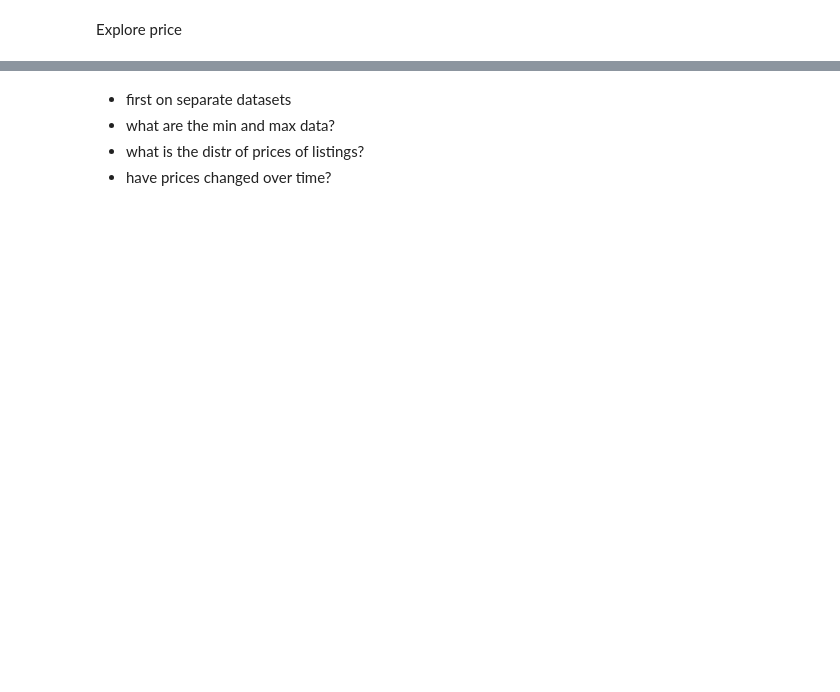
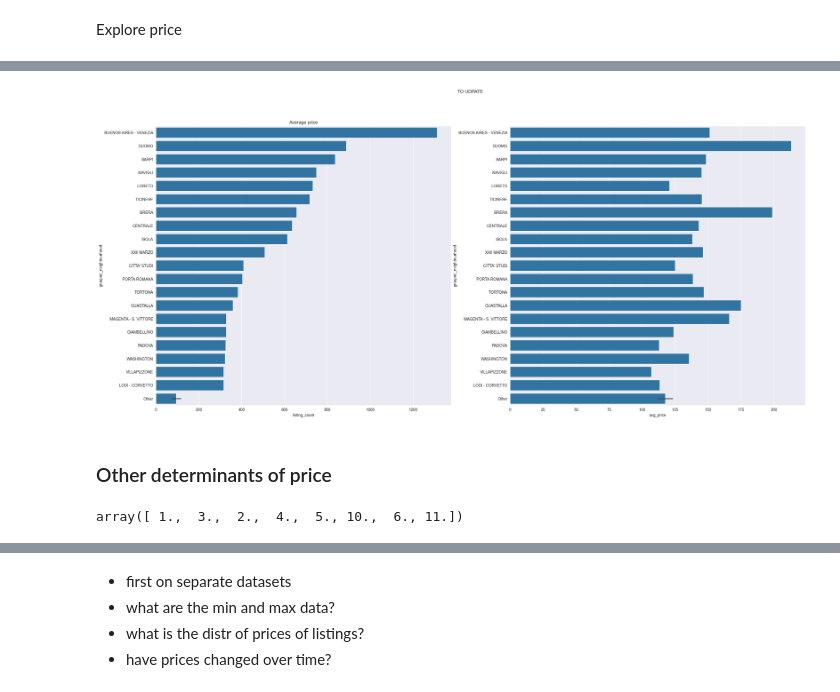
Before and after one commit to MargheSerena/MI-AirBnB-EDA-CodeOp-Module-3-test-, a Jupyter notebook: EDA 1.ipynb, the cells around one changed output, grey strips where cells are left out. Cells and saved outputs as stored; diff of their text form; code cells hidden in the pictures; blank space fills up the shorter version.

```diff
--- a/EDA 1.ipynb
+++ b/EDA 1.ipynb
@@ -593,0 +704,4 @@ Explore price
+# %%
+neighborhood_avg_price = listings.groupby('neighbourhood_cleansed')['price'].mean().reset_index()
+neighborhood_avg_price.columns = ['neighbourhood', 'avg_price']
+neighborhood_avg_price
@@ -593,0 +767,9 @@ Explore price
+# %%
+neighborhood_avg_price = pd.merge(
+    neighborhood_avg_price,
+    neighborhood_counts,
+    on = 'neighbourhood',
+    how = 'left'
+)
+
+neighborhood_avg_price.sort_values(by = 'listing_count', ascending=False)
@@ -593,0 +790,46 @@ Explore price
+# %%
+# Define the "subplot".
+fig, axes = plt.subplots(
+    nrows=1,
+    ncols=2,
+    figsize=(30,13)
+)
+
+# Set up a stype
+sns.set_style("darkgrid")
+
+# Let's add a general title.
+fig.suptitle("TO UDPATE")
+
+# Add subtitles to each subplot
+axes[0].set_title("Number of listings")
+axes[0].set_title("Average price")
+
+sns.barplot(
+    data = neighborhood_counts,
+    y = 'grouped_neighbourhood',
+    x = 'listing_count',
+    order = neighborhood_counts.sort_values(
+        by = 'listing_count', ascending = False)['grouped_neighbourhood'],
+    ax = axes[0]
+
+)
+
+sns.barplot(
+    data = neighborhood_avg_price,
+    y = 'grouped_neighbourhood',
+    x = 'avg_price',
+    order = neighborhood_avg_price.sort_values(
+        by = 'listing_count', ascending = False)['grouped_neighbourhood'],
+    ax = axes[1]
+)
+
+plt.show()
+# %% [output]
+[figure, added]
+# %% [markdown]
+### Other determinants of price
+# %%
+listings['bedrooms'].unique()
+# %% [output]
+array([ 1.,  3.,  2.,  4.,  5., 10.,  6., 11.])
```
Also changed, not shown: parts of 28 cells of this notebook.
